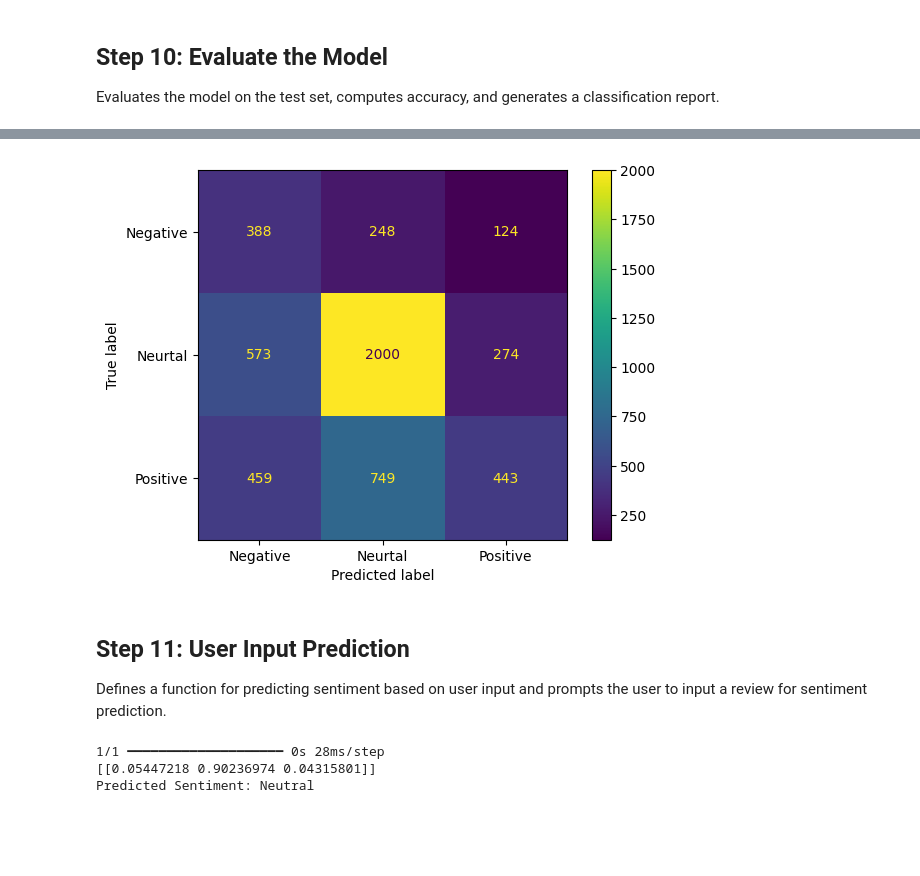
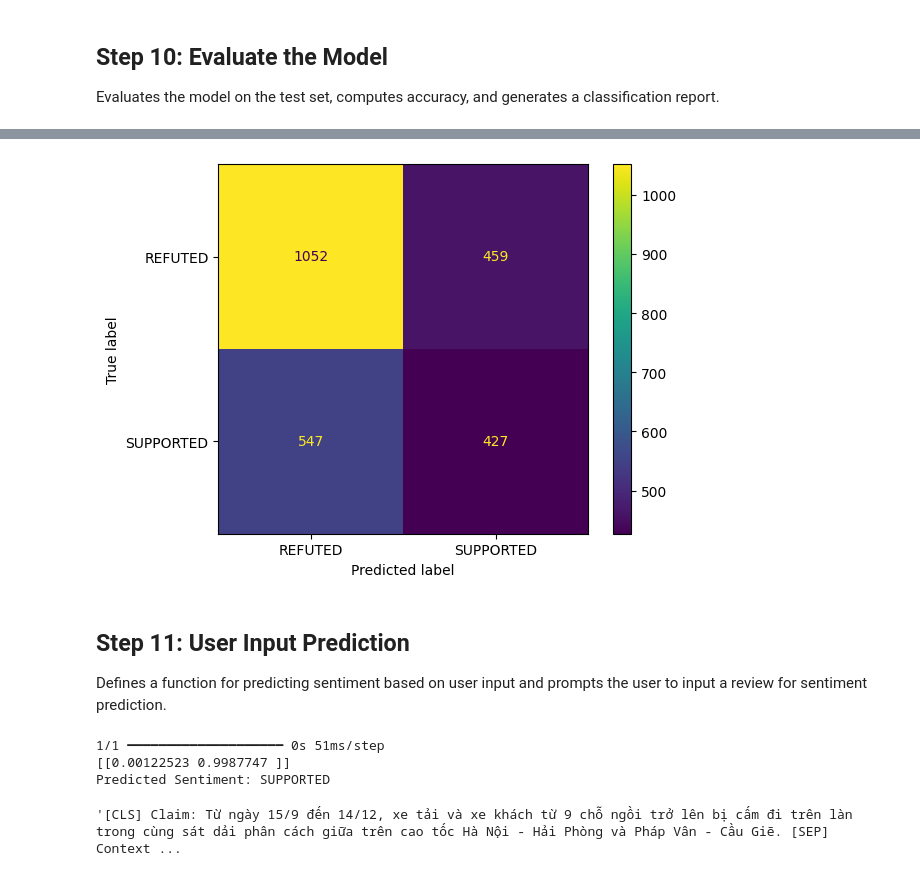
Before and after one commit to juanjo-bltrn/ma3001b-fact-checking, a Jupyter notebook: kerasTransformer/kerasTransformerDemo.ipynb, the cells around one changed output, grey strips where cells are left out. Saved outputs shown, nothing was run; the diff lists cells and outputs as text; code cells hidden in the pictures; blank space fills up the shorter version.

Commit message:
Update model using new fact-cheking data

```diff
--- a/kerasTransformer/kerasTransformerDemo.ipynb
+++ b/kerasTransformer/kerasTransformerDemo.ipynb
@@ -62,7 +86,7 @@ df['cleaned_sentence'] = df['cleaned_sentence'].apply(lambda x: ' '.join(word fo
 ## Step 4: Data Splitting
 Splits the dataset into training and testing sets using the train_test_split function from scikit-learn.
 # %%
-X_train, X_test, y_train, y_test = train_test_split(df['cleaned_sentence'], df['sentiment'], test_size=0.9, random_state=42)
+X_train, X_test, y_train, y_test = train_test_split(df['fact'], df['label'], test_size=0.8, random_state=42)
 # %% [markdown]
 ### Undersampling
 # %%
@@ -86,7 +110,7 @@ plt.bar(balance['sentiment'], height=balance['count'])
 # %%
 # Turn train data into pd.Series again...
-y_train = y_train['sentiment']
-X_train = X_train['cleaned_sentence']
+y_train = y_train['label']
+X_train = X_train['fact']
 # %% [markdown]
 ##Step 5: Label Encoding for Sentiment Column
 Encodes the categorical 'sentiment' labels into numerical format using LabelEncoder.
@@ -103,8 +127,8 @@ tokenizer = Tokenizer(num_words=10000, oov_token="<OOV>")
 tokenizer.fit_on_texts(X_train)
 X_train_sequences = tokenizer.texts_to_sequences(X_train)
 X_test_sequences = tokenizer.texts_to_sequences(X_test)
-X_train_padded = pad_sequences(X_train_sequences, maxlen=100, truncating='post', padding='post')
-X_test_padded = pad_sequences(X_test_sequences, maxlen=100, truncating='post', padding='post')
+X_train_padded = pad_sequences(X_train_sequences, maxlen=1000, truncating='post', padding='post')
+X_test_padded = pad_sequences(X_test_sequences, maxlen=1000, truncating='post', padding='post')
 # %%
 X_test_padded
 # %% [output]
@@ -129,7 +153,7 @@ embedding_dim = 32  # We can Adjust the embedding dimension based on our prefere
 num_heads = 2
 ff_dim = 32
 
-inputs = Input(shape=(100,))
+inputs = Input(shape=(1000,))
 embedding_layer = Embedding(input_dim=10000, output_dim=embedding_dim)(inputs)
 transformer_block = embedding_layer
 
@@ -142,7 +166,7 @@ transformer_block = tf.keras.layers.Conv1D(filters=ff_dim, kernel_size=1, activa
 transformer_block = tf.keras.layers.GlobalAveragePooling1D()(transformer_block)
 transformer_block = Dropout(0.1)(transformer_block)
 transformer_block = Dense(20, activation='relu')(transformer_block)
-output_layer = Dense(3, activation='softmax')(transformer_block)
+output_layer = Dense(2, activation='softmax')(transformer_block)
 
 model = Model(inputs=inputs, outputs=output_layer)
 # %% [markdown]
@@ -201,13 +224,13 @@ weighted avg       0.57      0.54      0.53      5258
 # %%
 from sklearn import metrics
 import matplotlib.pyplot as plt
 
 confusion_matrix = metrics.confusion_matrix(y_test_encoded, y_pred)
-cm_display = metrics.ConfusionMatrixDisplay(confusion_matrix = confusion_matrix, display_labels = ['Negative', 'Neurtal', 'Positive'])
+cm_display = metrics.ConfusionMatrixDisplay(confusion_matrix = confusion_matrix, display_labels = ['REFUTED', 'SUPPORTED'])
 cm_display.plot()
 plt.show()
 # %% [output]
-[figure, old version]
+[figure, new version]
 # %% [markdown]
 ## Step 11: User Input Prediction
 Defines a function for predicting sentiment based on user input and prompts the user to input a review for sentiment prediction.
@@ -215,15 +238,13 @@ Defines a function for predicting sentiment based on user input and prompts the
 # User Input Prediction
 def predict_sentiment_transformer(comment):
     labels_encoding = {
-        0: 'Negative',
-        1: 'Neutral',
-        2: 'Positive'
+        0: 'REFUTED',
+        1: 'SUPPORTED',
     }
 
-    cleaned_comment = re.sub(r'[^a-zA-Z\s]', '', comment.lower())
-    cleaned_comment = ' '.join(word for word in cleaned_comment.split() if word not in stop_words)
+    cleaned_comment = comment.lower()
     sequence = tokenizer.texts_to_sequences([cleaned_comment])
-    padded_sequence = pad_sequences(sequence, maxlen=100, truncating='post', padding='post')
+    padded_sequence = pad_sequences(sequence, maxlen=1000, truncating='post', padding='post')
     prediction = model.predict(padded_sequence)
     print(prediction)
     return labels_encoding[prediction.argmax()]
@@ -233,6 +254,25 @@ user_input = input("Enter your Review here: ")
 prediction = predict_sentiment_transformer(user_input)
 print(f"Predicted Sentiment: {prediction}")
 # %% [output]
-1/1 ━━━━━━━━━━━━━━━━━━━━ 0s 28ms/step
-[[0.05447218 0.90236974 0.04315801]]
-Predicted Sentiment: Neutral
+1/1 ━━━━━━━━━━━━━━━━━━━━ 0s 51ms/step
+[[0.00122523 0.9987747 ]]
+Predicted Sentiment: SUPPORTED
+# %%
+
+import ast
+
+comment = {
+    "claim": "Từ ngày 15/9 đến 14/12, xe tải và xe khách từ 9 chỗ ngồi trở lên bị cấm đi trên làn trong cùng sát dải phân cách giữa trên cao tốc Hà Nội - Hải Phòng và Pháp Vân - Cầu Giẽ.",
+    "label": "SUPPORTED",
+    "contexts": [
+      "Trên cao tốc Pháp Vân - Cầu Giẽ (từ km182+300 đến km211+250) đối với làn trái trong cùng sát dải phân cách (làn 1) quy định tốc độ tối đa 100km/h, tốc độ tối thiểu 80km/h, cấm ô tô tải hoạt động trên làn này.\n\nTại làn giữa sát làn trái trong cùng (làn 2) quy định tốc độ tối đa 100km/h, tốc độ tối thiểu 70km/h, các ô tô đều hoạt động.\n\nĐối với làn ngoài cùng sát làn dừng khẩn cấp (làn 3) quy định tốc độ tối đa 100km/h, tốc độ tối thiểu 60km/h, các ô tô đều hoạt động.\n\nTại giai đoạn 2, sẽ tổ chức phân làn tốc độ và phân luồng phương tiện đối với xe tải, xe khách\n\nTrên cao tốc Hà Nội - Hải Phòng giữ nguyên việc phân làn tốc độ như giai đoạn 1 nhưng cấm xe tải, xe khách hoạt động trên làn trái trong cùng sát dải phân cách (làn 1).\n\nĐối với cao tốc Pháp Vân - Cầu Giẽ giữ nguyên việc phân làn tốc độ như giai đoạn 1 nhưng cấm xe tải, xe khách hoạt động trên làn trái trong cùng sát dải phân cách (làn 1).\n\nCứ 3 vụ tai nạn thì có 1 vụ liên quan đến xe kinh doanh vận tải",
+      "Liên quan tới việc Cục CSGT (C08, Bộ Công an) đề xuất thí điểm tổ chức phân làn cấm xe tải, xe khách đi vào làn sát dải phân cách (làn tốc độ cao nhất) trên cao tốc Hà Nội - Hải Phòng và Pháp Vân - Cầu Giẽ, sáng 5/8, trao đổi với phóng viên  Dân trí,  Đại tá Nguyễn Quang Nhật, Trưởng Phòng Hướng dẫn tuyên truyền, điều tra, giải quyết tai nạn giao thông, Cục C08 đã có lý giải về đề xuất này.\n\nLý do đề xuất cấm xe tải, xe khách\n\nTheo Đại tá Nhật, có 3 nguyên nhân chính như sau: Trong thời gian qua, tình hình trật tự an toàn giao thông và tai nạn giao thông liên quan đến xe tải, xe khách tăng cao, chiếm 1/3 tổng số vụ tai nạn giao thông trong 6 tháng đầu năm.\n\nMột chiếc ô tô khách đi ngược chiều trên cao tốc Hà Nội - Hải Phòng (Ảnh: Đức Phúc).\n\nThứ hai, ý thức tham gia giao thông của người lái xe kinh doanh vận tải còn hạn chế, cá biệt có một số trường hợp cố tình vi phạm như điều khiển phương tiện tốc độ thấp đi ở làn đường tốc độ cao, đặc biệt là xe tải lớn, xe container.",
+      "Tại giai đoạn 1, sẽ tổ chức phân làn tốc độ và phân luồng phương tiện đối với xe tải\nĐối với tuyến cao tốc Hà Nội - Hải Phòng (từ Km0+000 đến Km105+417): Thực hiện tổ chức giao thông phân làn tốc độ, phân luồng phương tiện trên một chiều đường như sau:\n- Đối với làn trái trong cùng sát dải phân cách (Làn 1) quy định tốc độ tối đa 120 km/giờ, tốc độ tối thiểu 90 km/giờ, cấm xe ôtô tải hoạt động trên làn này;\n- Đối với làn giữa sát làn trái trong cùng (Làn 2) quy định tốc độ tối đa 100 km/giờ, tốc độ tối thiểu 80 km/giờ, các xe ôtô đều hoạt động trên làn;\n- Đối với làn ngoài cùng sát làn dừng khẩn cấp (Làn 3) quy định tốc độ tối đa 100 km/giờ, tốc độ tối thiểu 60 km/giờ, các xe ôtô đều hoạt động trên làn."
+    ]
+  }
+
+comment = ast.literal_eval(comment)
+cleaned_comment = '[CLS] Claim: ' + comment['claim'] + " [SEP] Context: " + " ".join(comment['contexts'])
+cleaned_comment
+# %% [output]
+'[CLS] Claim: Từ ngày 15/9 đến 14/12, xe tải và xe khách từ 9 chỗ ngồi trở lên bị cấm đi trên làn trong cùng sát dải phân cách giữa trên cao tốc Hà Nội - Hải Phòng và Pháp Vân - Cầu Giẽ. [SEP] Context ...
```
Also changed, not shown: parts of 12 cells of this notebook, 6 other files.
